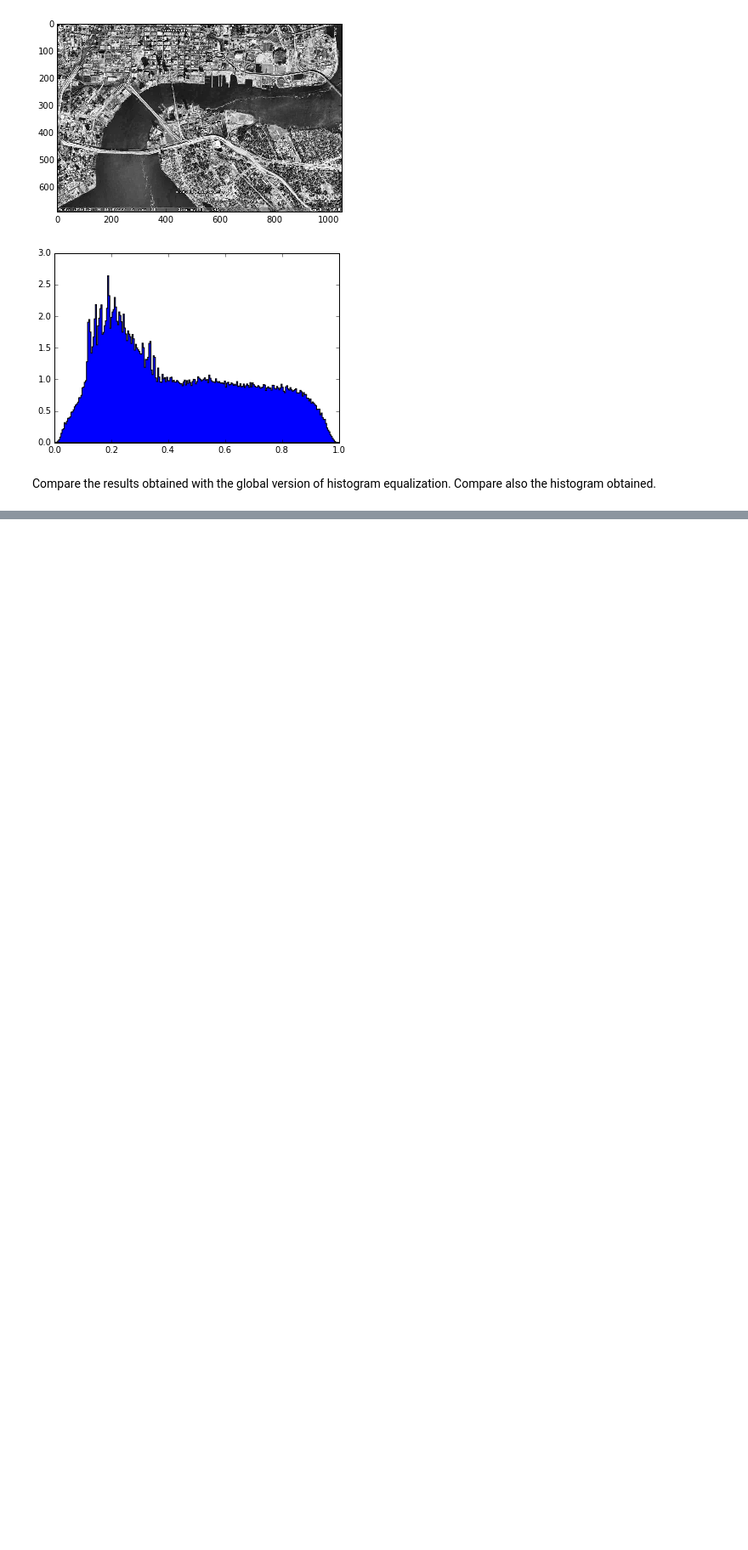
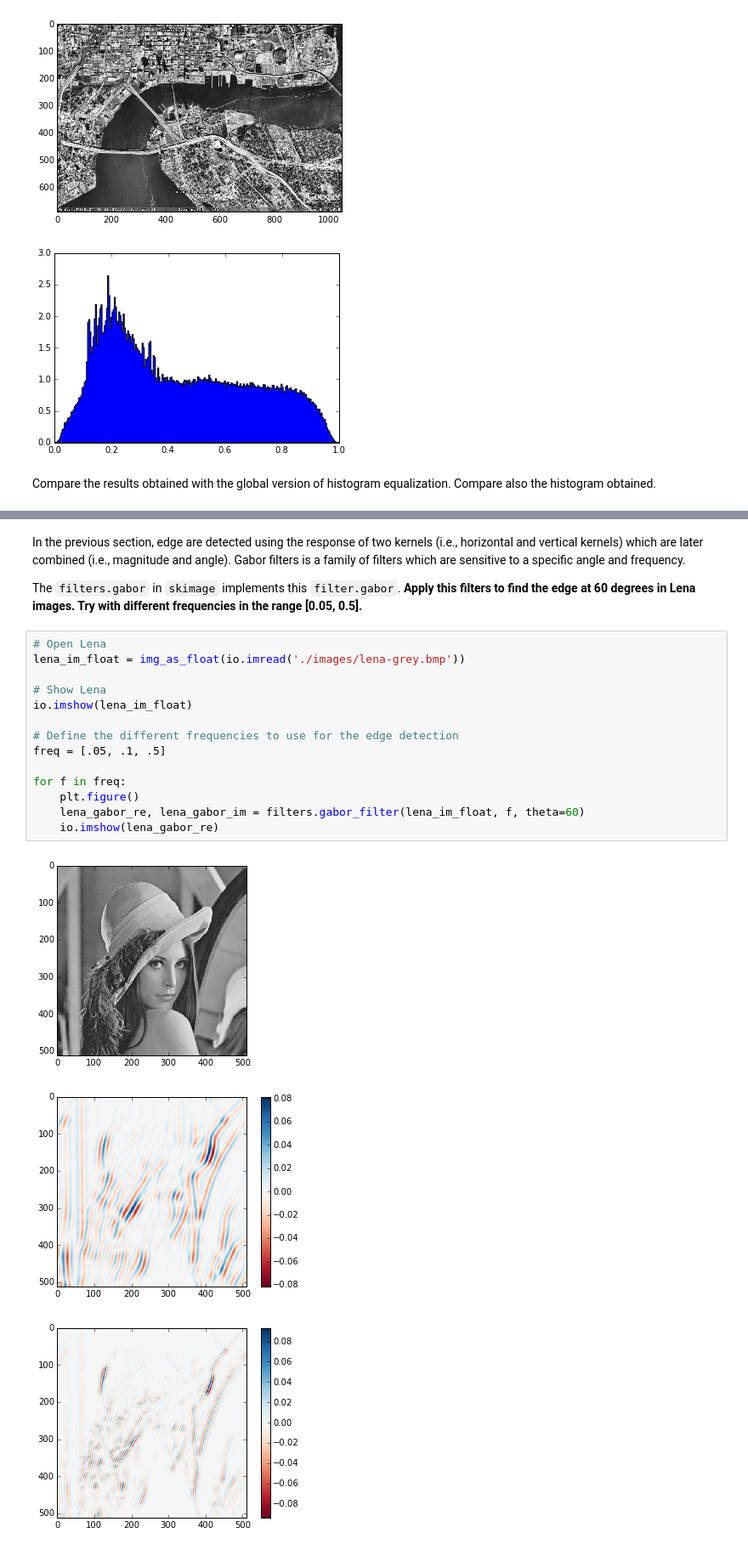
Before and after one commit to yanik-porto/B31XB-IIP-Introduction-skimage, a Jupyter notebook: 01-Introduction-skimage.ipynb, the cells around one changed output, grey strips where cells are left out. Shown at 85% size. Saved outputs shown, nothing was run; the diff lists cells and outputs as text; blank space fills up the shorter version.

```diff
--- a/01-Introduction-skimage.ipynb
+++ b/01-Introduction-skimage.ipynb
@@ -449,0 +538,22 @@ Compare the results obtained with the global version of histogram equalization.
+# %% [markdown]
+In the previous section, edge are detected using the response of two kernels (i.e., horizontal and vertical kernels) which are later combined (i.e., magnitude and angle). Gabor filters is a family of filters which are sensitive to a specific angle and frequency.
+
+The `filters.gabor` in `skimage` implements this `filter.gabor`. **Apply this filters to find the edge at 60 degrees in Lena images. Try with different frequencies in the range [0.05, 0.5].**
+# %%
+# Open Lena
+lena_im_float = img_as_float(io.imread('./images/lena-grey.bmp'))
+
+# Show Lena
+io.imshow(lena_im_float)
+
+# Define the different frequencies to use for the edge detection
+freq = [.05, .1, .5]
+
+for f in freq:
+    plt.figure()
+    lena_gabor_re, lena_gabor_im = filters.gabor_filter(lena_im_float, f, theta=60)
+    io.imshow(lena_gabor_re)
+# %% [output]
+[figure, added]
+[figure, added]
+[figure, added]
```
Also changed, not shown: parts of 26 cells of this notebook.
